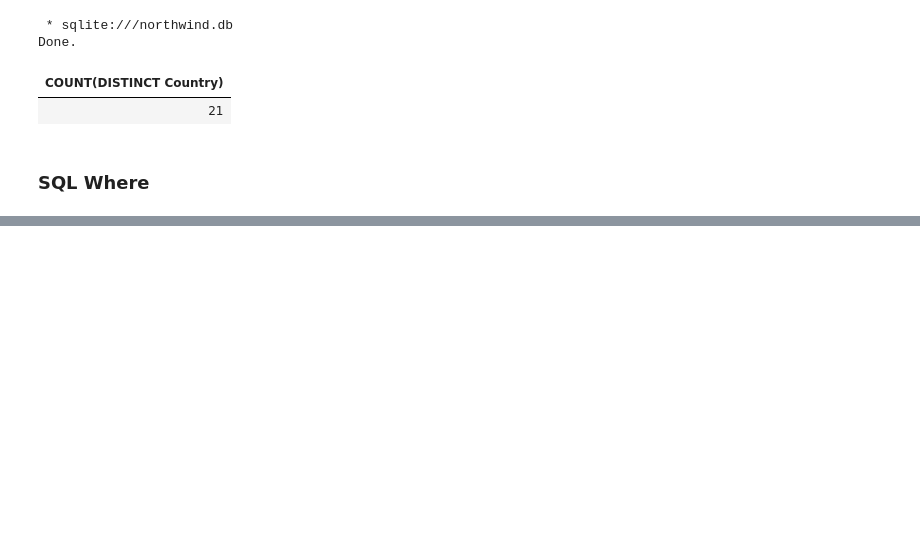
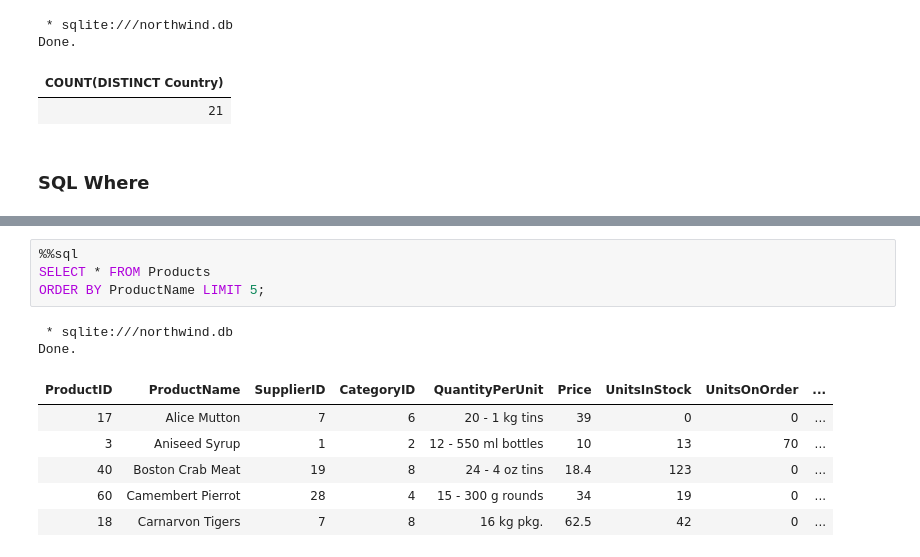
Before and after one commit to MAK8405/SQLHub, a Jupyter notebook: SQL.ipynb, the cells around one changed output, grey strips where cells are left out. Saved outputs shown, nothing was run; the diff lists cells and outputs as text; blank space fills up the shorter version.

```diff
--- a/SQL.ipynb
+++ b/SQL.ipynb
@@ -120,0 +179,13 @@ Done.
+# %%
+%%sql
+SELECT * FROM Products
+ORDER BY ProductName LIMIT 5;
+# %% [output]
+ * sqlite:///northwind.db
+Done.
+| ProductID | ProductName | SupplierID | CategoryID | QuantityPerUnit | Price | UnitsInStock | UnitsOnOrder | ... |
+| 17 | Alice Mutton | 7 | 6 | 20 - 1 kg tins | 39 | 0 | 0 | ... |
+| 3 | Aniseed Syrup | 1 | 2 | 12 - 550 ml bottles | 10 | 13 | 70 | ... |
+| 40 | Boston Crab Meat | 19 | 8 | 24 - 4 oz tins | 18.4 | 123 | 0 | ... |
+| 60 | Camembert Pierrot | 28 | 4 | 15 - 300 g rounds | 34 | 19 | 0 | ... |
+| 18 | Carnarvon Tigers | 7 | 8 | 16 kg pkg. | 62.5 | 42 | 0 | ... |
```
Also changed, not shown: parts of 6 cells of this notebook.
